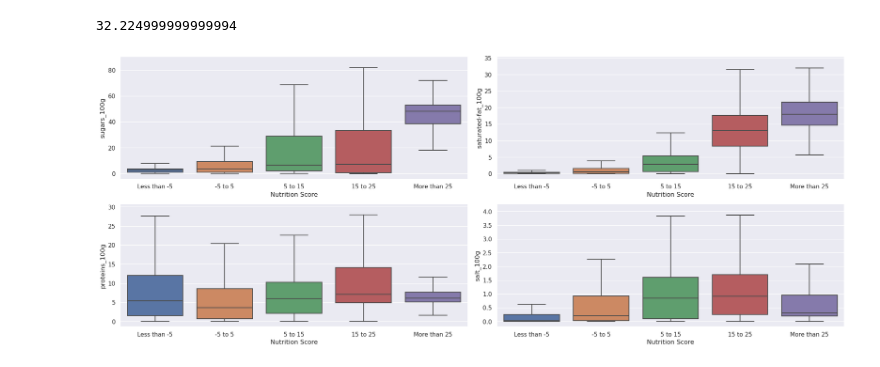
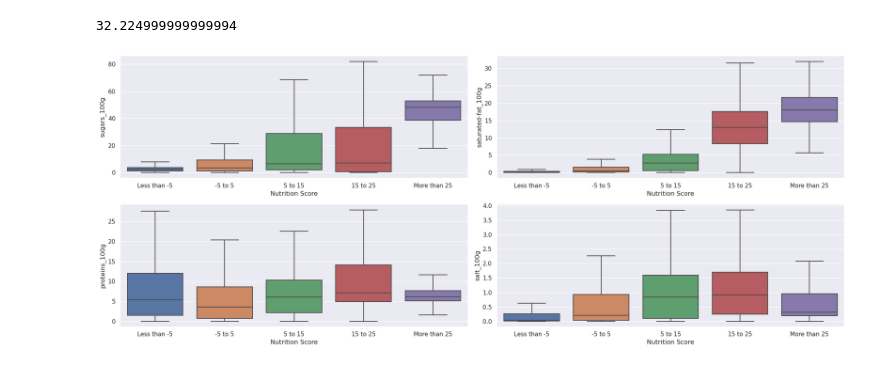
Before and after one commit to vicmcl/open_food_facts, a Jupyter notebook: src/notebook.ipynb, the cells around one changed output. Drawn from its saved outputs; the diff is of its cells as text; code cells hidden in the pictures.

Commit message:
ANOVA Boxplots fix

```diff
--- a/src/notebook.ipynb
+++ b/src/notebook.ipynb
@@ -680,23 +680,13 @@ max(dict_groups['saturated-fat_100g'].quantile(0.75) + 1.5 * (dict_groups['satur
 # %%
 fig = plt.figure(figsize=(20,8))
 
 for i, key in enumerate(dict_groups):
     fig.add_subplot(2, 2, i+1)
-
-    data_100g_per_group = dict_groups[key]
-    sns.boxplot(data=data_100g_per_group, showfliers=False)
-    upper_boxplot_bounds = (
-        data_100g_per_group.quantile(0.75) + 1.5 * (
-            data_100g_per_group.quantile(0.75)
-            - data_100g_per_group.quantile(0.25)
-        )
-    )
-
+    sns.boxplot(data=dict_groups[key], showfliers=False)
     plt.xlabel('Nutrition Score')
-    plt.ylim(ymax= 1.1 * max(upper_boxplot_bounds))
     plt.ylabel(key)
 
 plt.tight_layout()
 plt.show()
 # %% [output]
-[figure, old version]
+[figure, new version]
```
